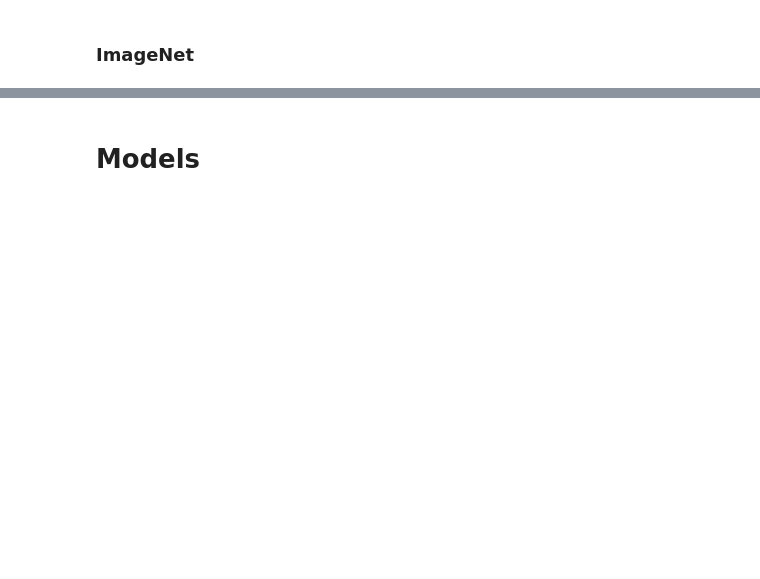
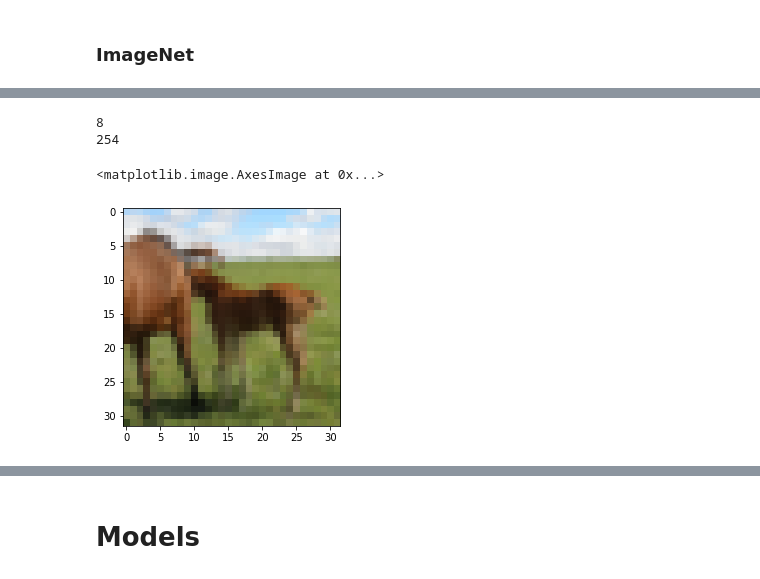
Before and after one commit to acardara/EEG-Decoding-to-Images, a Jupyter notebook: ImageNetGAN.ipynb, the cells around one changed output, grey strips where cells are left out. Saved outputs shown, nothing was run; the diff lists cells and outputs as text; code cells hidden in the pictures; blank space fills up the shorter version.

```diff
--- a/ImageNetGAN.ipynb
+++ b/ImageNetGAN.ipynb
@@ -113,14 +203,11 @@ def load_flowers_dataset(scale=True, target_shape=(64, 64), one_hot=False, inter
 # %% [markdown]
 ### ImageNet
 # %%
-# only exec once to copy image_mapping.npy over to local
-!ls /content/gdrive/MyDrive/EEG2Image/data/
-!cp /content/gdrive/MyDrive/EEG2Image/data/image_mapping.npy /content/
-
 import numpy as np
 import matplotlib.pyplot as plt
 import collections
 import tensorflow as tf
+from skimage.transform import rescale, resize
 
 def array_to_image(img):
     return img.reshape(3, 64, 64).transpose(1, 2, 0) / np.float32(255)
@@ -144,11 +231,11 @@ def load_mapping(path, as_dict=False):
         # Create a numpy ready array of image mappings [[class 0 images], [class 1 images], ... , [class 39 images]]
         return list(collections.OrderedDict(sorted(label2image64[()].items())).values())
 
-def convert_data(data, image_shape=(64,64,3), scale=True):
+def convert_data(data, scale=True):
     print("Converting data shape to 2D with 3 channels")
-    if len(image_shape) != 3:
-        print("Unexpected image_shape in convert_data")
-        return -1
+#     if len(image_shape) != 3:
+#         print("Unexpected image_shape in convert_data")
+#         return -1
     # change the dimensions and scale
     # create new list to store the data in the correct format
     formatted_data = []
@@ -183,8 +270,8 @@ def augment_data(images, labels):
 
 # emulate the load_data() function but only return (images, labels)
 # scale flag scales the input to [-1, 1] if true
-def load_image_net_dataset(scale=True, flip=True, one_hot=False, extra_ohe=False, n_classes=5):
-    mapping = load_mapping("image_mapping.npy", as_dict=False)
+def load_image_net_dataset(scale=True, flip=True, one_hot=False, extra_ohe=False, n_classes=5, image_shape=(64,64)):
+    mapping = load_mapping("data/images/image_mapping.npy", as_dict=False)
     # images stored as flat
     images = []
     num_images_per_class = 900
@@ -206,11 +293,18 @@ def load_image_net_dataset(scale=True, flip=True, one_hot=False, extra_ohe=False
     mapping = np.asarray(mapping)
     print("shape after removing classes:", mapping.shape)
 
-    data = convert_data(mapping, (64,64,3), scale)[0:900*n_classes]
+    data = convert_data(mapping, scale)[0:900*n_classes]
+
+    new_data = []
+    for i, d in enumerate(data):
+        new_data.append(resize(d, (image_shape[0], image_shape[1], 3),anti_aliasing=True))
+    data = np.asarray(new_data)
 
     # create the labels
     labels = np.arange(0, 40, 1) # create labels 0 -> 39
     labels = np.repeat(labels, num_images_per_class)[0:900*n_classes] # repeat each label for num images per class
+
+
 
     if flip:
         data, labels = augment_data(data, labels)
@@ -245,3 +349,15 @@ formatted shape: (36000, 64, 64, 3)
+# %%
+temp = data[0]
+temp = (((temp + 1)/2)*255).astype(int)
+
+print(temp.min())
+print(temp.max())
+plt.imshow(temp)
+# %% [output]
+8
+254
+<matplotlib.image.AxesImage at 0x...>
+[figure, added]
 # %%
 print(data.shape)
 print(labels.shape)
```
Also changed, not shown: parts of 37 cells of this notebook.
